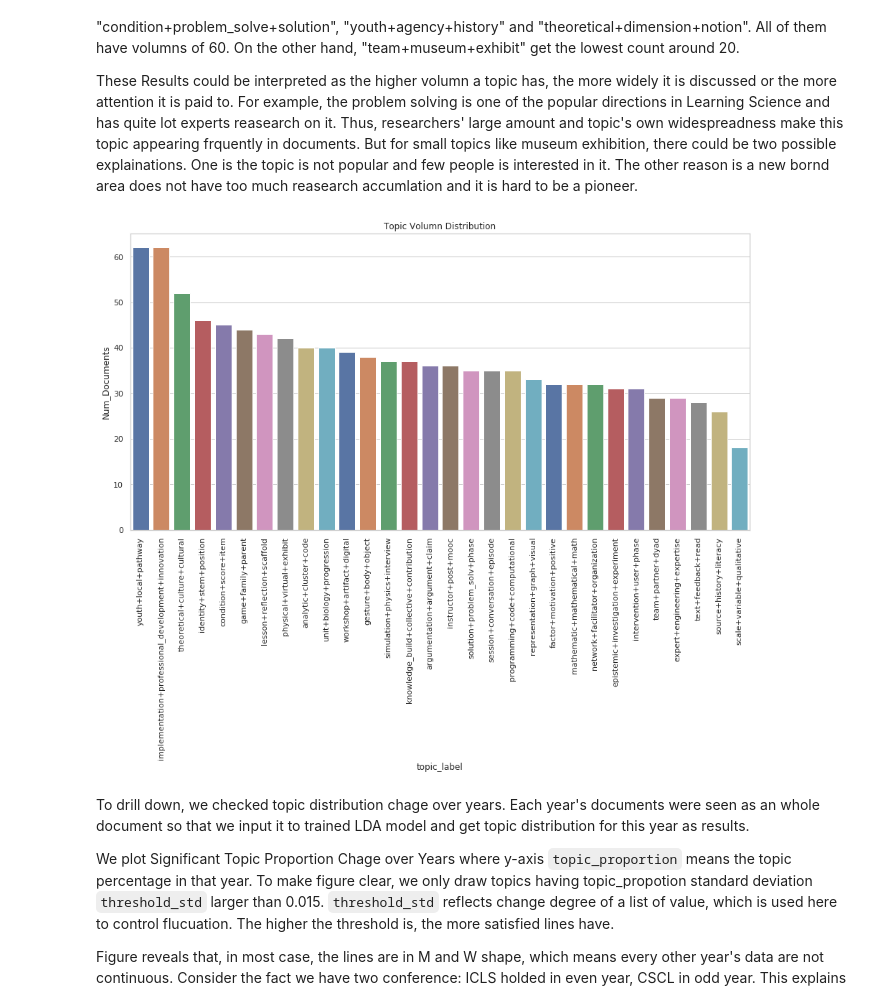
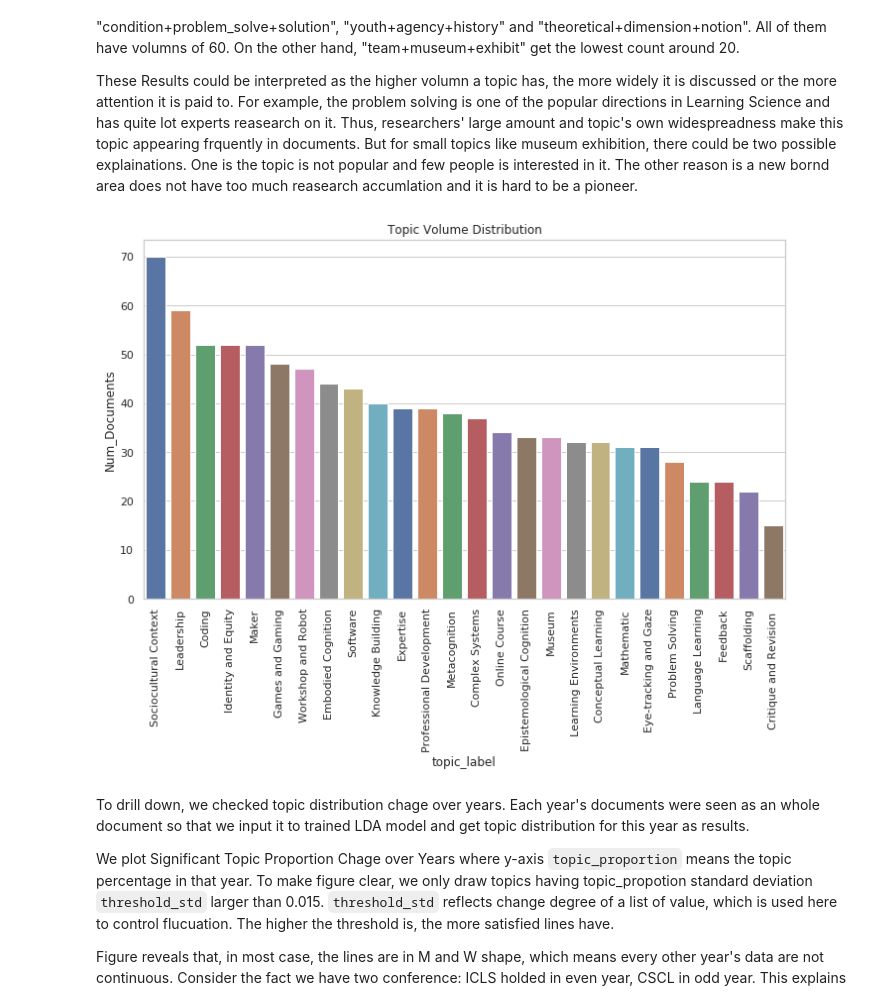
Before and after one commit to sting1000/semester-project, a Jupyter notebook: Topic Modeling.ipynb, the cells around one changed output. Drawn from its saved outputs; the diff is of its cells as text; code cells hidden in the pictures.

```diff
--- a/Topic Modeling.ipynb
+++ b/Topic Modeling.ipynb
@@ -492,3 +492,5 @@ plt.savefig("./figure_su/grid_search.png", dpi=300)
+# %%
+coherence_values[26] = 0.489
 # %% [markdown]
 We can see the score line is not quite firm but overall there is a limitation around 0.48. That is the highest bound we could reach. Although it is possible to choos very high topic numbers, it cannot explain itself in fact. Thus, the key is to look around 20-40 base on experts' experience.
 
@@ -537,10 +539,11 @@ for i in range(5):
     model_list_LDA.append((model, c.get_coherence()))
 model, tc = max(model_list_LDA, key=lambda x: x[1])
 # Save model.
-model.save('model.ldamodel')
+# model.save('model.ldamodel2')
 # Load model.
-model = gensim.models.wrappers.LdaMallet.load('model.ldamodel')
+model = gensim.models.wrappers.LdaMallet.load('model.ldamodel2')
 # %%
+model = gensim.models.wrappers.LdaMallet.load('model.ldamodel2')
 
 # Select the model and print the topics
 optimal_model = model#model_list[int((topic_num.value - start.value)/step.value)]
@@ -615,3 +639,13 @@ df_topic_label.columns = ['topic_label']
 print("****Run this cell to generate topic label dataframe****")
 # %% [output]
 ****Run this cell to generate topic label dataframe****
+# %%
+manul_label = pd.DataFrame([(0, 'Sociocultural Context'),(1, 'Unknown0'),(2, 'Unknown1'),(3, 'Embodied Cognition'),(4, 'Epistemological Cognition'),
+              (5, 'Unknown2'),(6, 'Critique and Revision '),(7, 'Feedback'),(8, 'Professional Development'),(9, 'Language Learning'),
+              (10, 'Problem Solving'),(11, 'Scaffolding'),(12, 'Eye-tracking and Gaze'),(13, 'Maker'),(14, 'Coding'),
+              (15, 'Learning Environments'),(16, 'Museum'),(17, 'Knowledge Building'),(18, 'Complex Systems'),(19, 'Unknown3'),
+              (20, 'Online Course'),(21, 'Conceptual Learning'),(22, 'Metacognition'),(23, 'Leadership'),(24, 'Expertise'),
+              (25, 'Identity and Equity'),(26, 'Mathematic'),(27, 'Software'),(28, 'Workshop and Robot'),(29, 'Games and Gaming'),])
+manul_label.columns = ['topic_num', 'topic_label']
+df_topic_label.topic_label = manul_label.topic_label
+df_topic_label
@@ -725,18 +799,19 @@ The figure presents an overview of volums distribution among topics. y-axis is t
 These Results could be interpreted as the higher volumn a topic has, the more widely it is discussed or the more attention it is paid to. For example, the problem solving is one of the popular directions in Learning Science and has quite lot experts reasearch on it. Thus, researchers' large amount and topic's own widespreadness make this topic appearing frquently in documents. But for small topics like museum exhibition, there could be two possible explainations. One is the topic is not popular and few people is interested in it. The other reason is a new bornd area does not have too much reasearch accumlation and it is hard to be a pioneer.
 # %%
 fig,ax = plt.subplots()
-fig.set_size_inches(13, 11)
+fig.set_size_inches(10, 8)
 df_dominant_topics = pd.DataFrame(df_topic_sents_keywords['Dominant_Topic'].value_counts()).merge(df_topic_label, left_index=True, right_index=True)
 df_dominant_topics.columns = ['Num_Documents', 'topic_label']
+df_dominant_topics = df_dominant_topics[~df_dominant_topics.topic_label.str.contains("Unknown")]
 g = sns.barplot(x='topic_label',y ='Num_Documents', data=df_dominant_topics, palette="deep")
 g.set_xticklabels(df_dominant_topics.topic_label,rotation=90)
-g.set_title("Topic Volumn Distribution")
+g.set_title("Topic Volume Distribution")
 plt.tight_layout()
 pic = g.get_figure()
 
 pic.savefig("./figure_su/Topic_Volumn_Distribution.png", dpi=300)
 # %% [output]
-[figure, old version]
+[figure, new version]
 # %% [markdown]
 To drill down, we checked topic distribution chage over years. Each year's documents were seen as an whole document so that we input it to trained LDA model and get topic distribution for this year as results.
 
```
Also changed, not shown: parts of 29 cells of this notebook, 31 other files.
